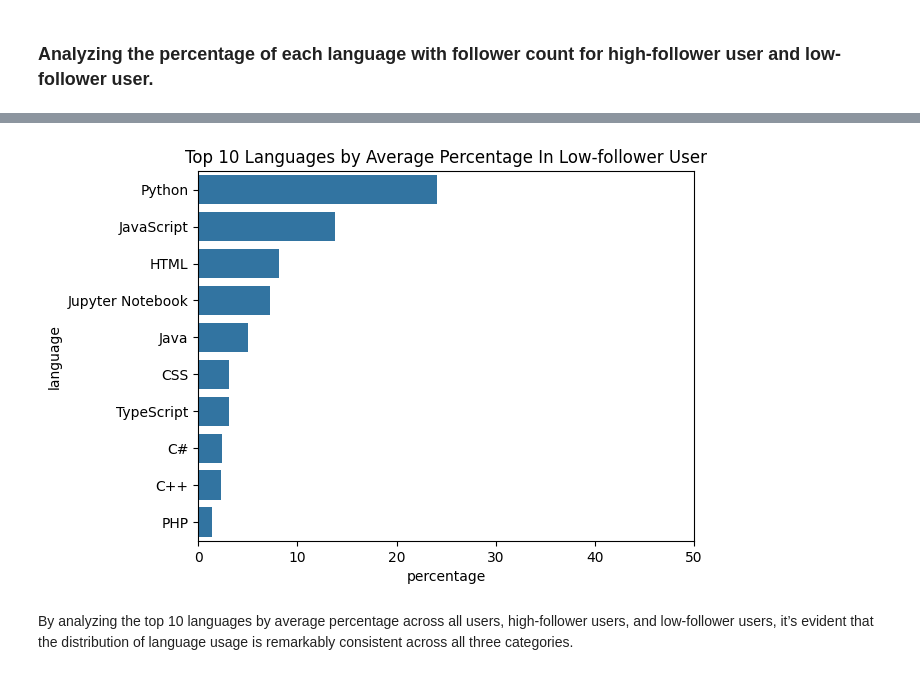
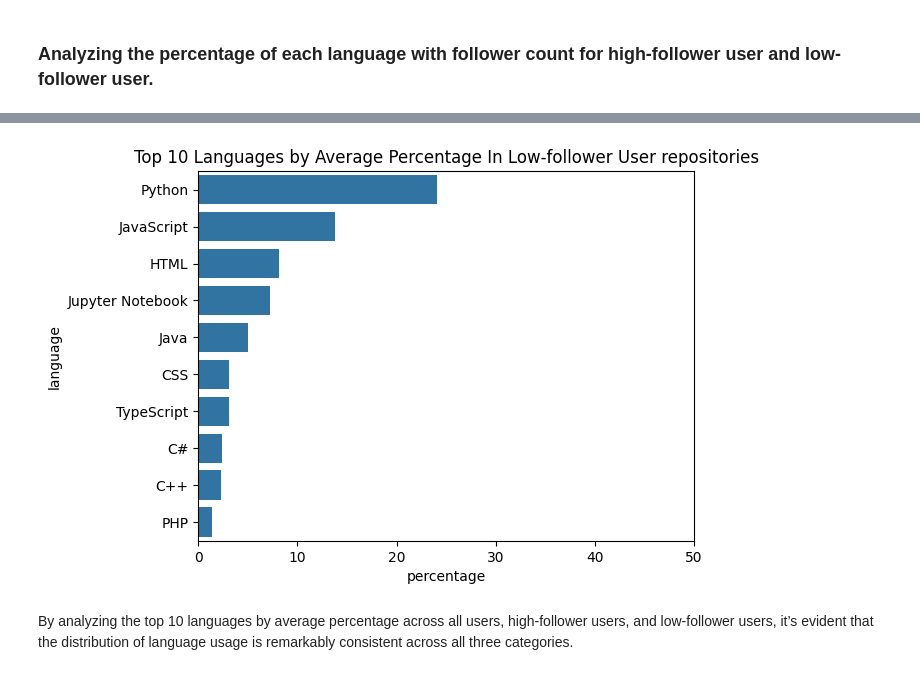
Before and after one commit to kritserv/analyze-how-python-developer-use-github, a Jupyter notebook: data_analysis.ipynb, the cells around one changed output, grey strips where cells are left out. Saved outputs shown, nothing was run; the diff lists cells and outputs as text; code cells hidden in the pictures.

```diff
--- a/data_analysis.ipynb
+++ b/data_analysis.ipynb
@@ -429,7 +429,7 @@ PlotTop10LanguagePercentage(high_follower_repo_data, title = 'Top 10 Languages b
 # %%
-PlotTop10LanguagePercentage(low_follower_repo_data, title = 'Top 10 Languages by Average Percentage In Low-follower User', xlim=50)
+PlotTop10LanguagePercentage(low_follower_repo_data, title = 'Top 10 Languages by Average Percentage In Low-follower User repositories', xlim=50)
 # %% [output]
-[figure, old version]
+[figure, new version]
 # %% [markdown]
 By analyzing the top 10 languages by average percentage across all users, high-follower users, and low-follower users, it’s evident that the distribution of language usage is remarkably consistent across all three categories.
 # %% [markdown]
```
Also changed, not shown: parts of 28 cells of this notebook.
